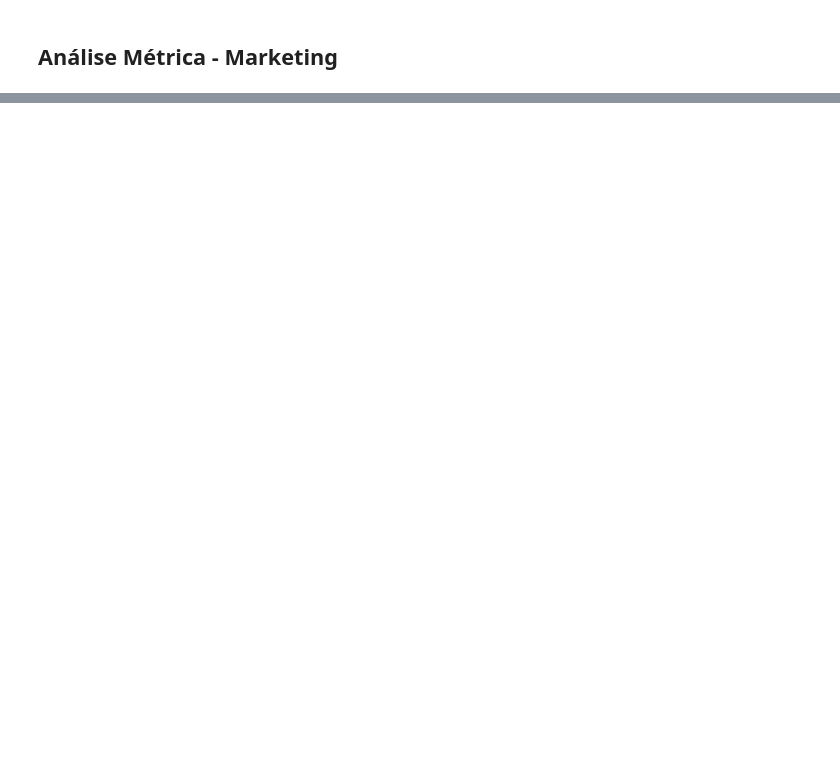
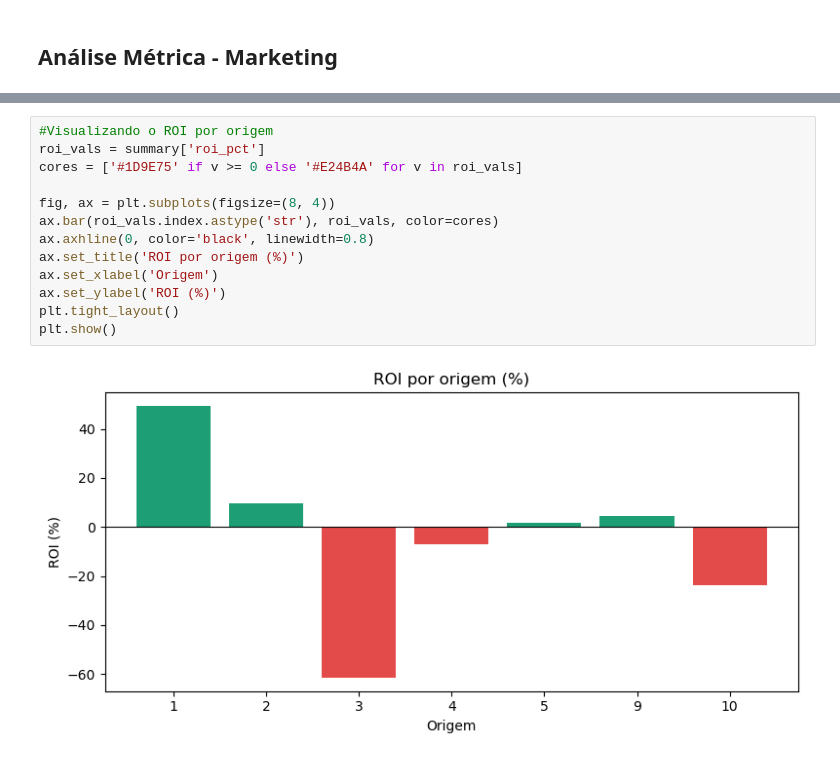
Before and after one commit to carinelit/Projeto-Sprint-8---An-lise-de-N-gocio-, a Jupyter notebook: Projeto Sprint 8.ipynb, the cells around one changed output, grey strips where cells are left out. Drawn from its saved outputs; the diff is of its cells as text; blank space fills up the shorter version.

```diff
--- a/Projeto Sprint 8.ipynb
+++ b/Projeto Sprint 8.ipynb
@@ -453,0 +470,15 @@ print(summary)
+# %%
+#Visualizando o ROI por origem
+roi_vals = summary['roi_pct']
+cores = ['#1D9E75' if v >= 0 else '#E24B4A' for v in roi_vals]
+
+fig, ax = plt.subplots(figsize=(8, 4))
+ax.bar(roi_vals.index.astype('str'), roi_vals, color=cores)
+ax.axhline(0, color='black', linewidth=0.8)
+ax.set_title('ROI por origem (%)')
+ax.set_xlabel('Origem')
+ax.set_ylabel('ROI (%)')
+plt.tight_layout()
+plt.show()
+# %% [output]
+[figure, added]
```
Also changed, not shown: parts of 9 cells of this notebook.
